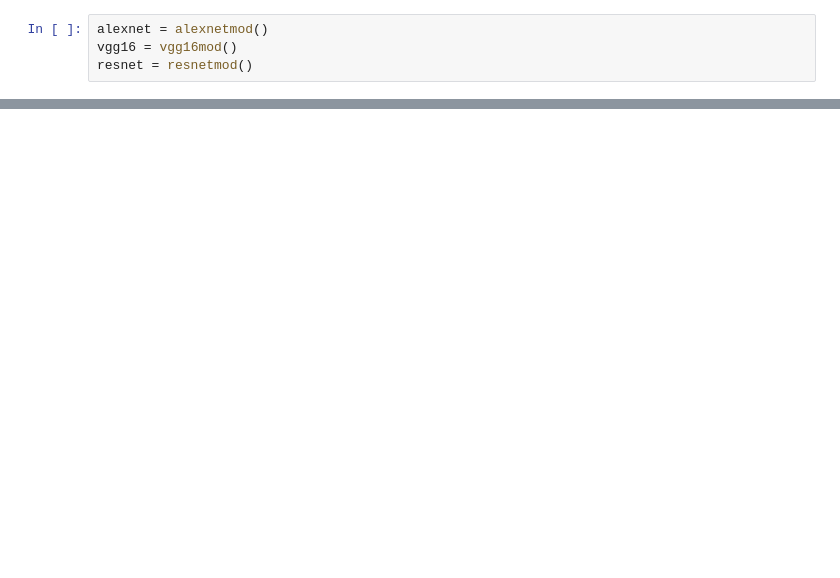
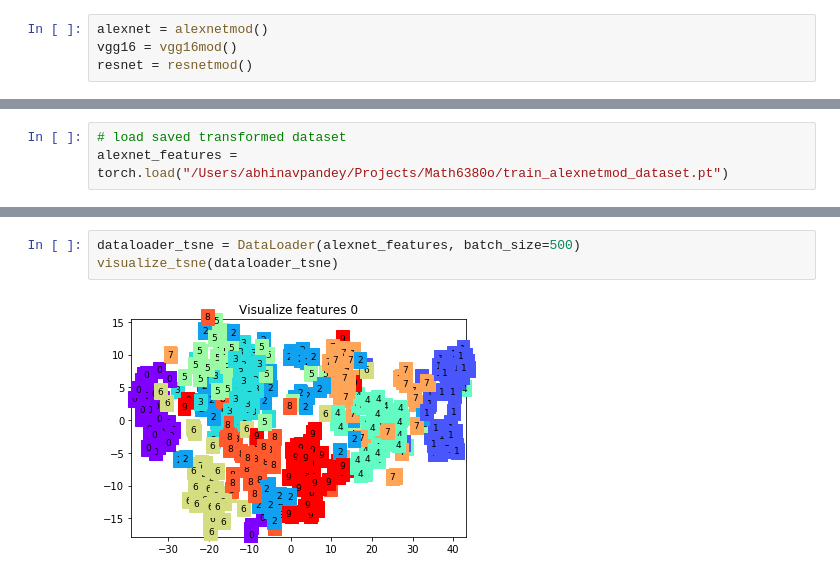
Before and after one commit to abnvpndy/math6380o, a Jupyter notebook: project1/playground.ipynb, the cells around one changed output, grey strips where cells are left out. Cells and saved outputs as stored; diff of their text form; blank space fills up the shorter version.

```diff
--- a/project1/playground.ipynb
+++ b/project1/playground.ipynb
@@ -63,0 +129,3 @@ print(t2-t1, t3-t2)
+# %%
+# load saved transformed dataset
+alexnet_features = torch.load("/Users/abhinavpandey/Projects/Math6380o/train_alexnetmod_dataset.pt")
@@ -63,0 +151,5 @@ print(t2-t1, t3-t2)
+# %%
+dataloader_tsne = DataLoader(alexnet_features, batch_size=500)
+visualize_tsne(dataloader_tsne)
+# %% [output]
+[figure, added]
```
Also changed, not shown: parts of 14 cells of this notebook, 4 other files.
